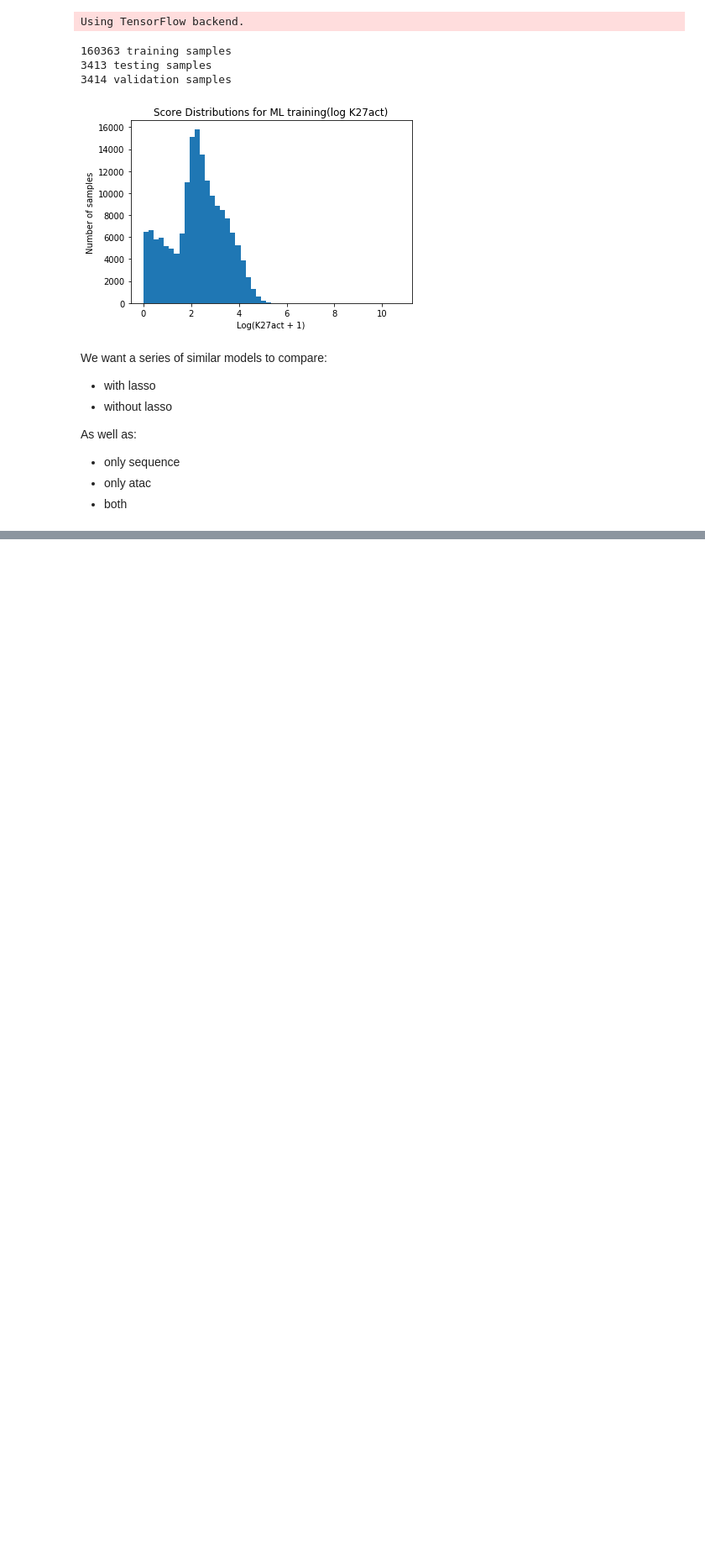
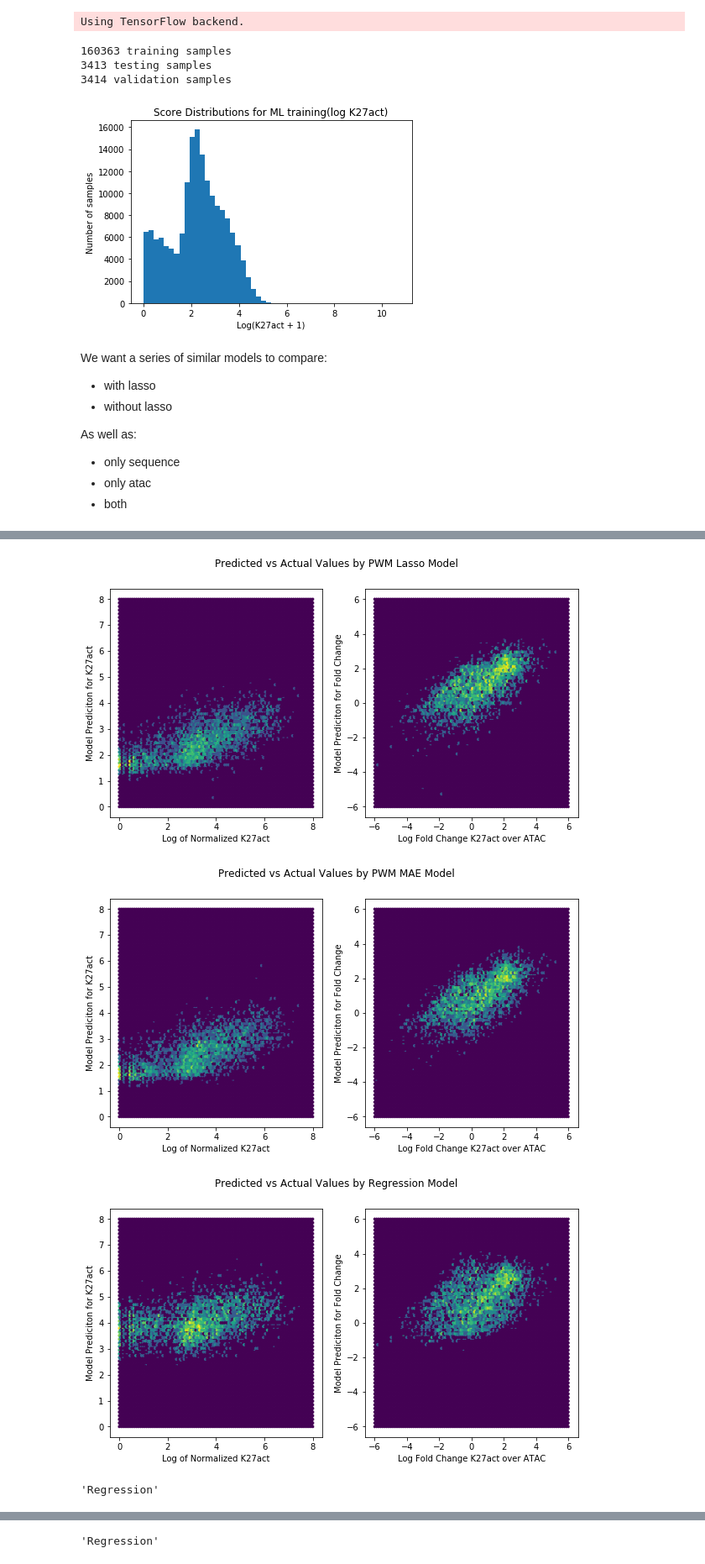
Before and after one commit to kal26/Acessibility_Models, a Jupyter notebook: pwm_models/train_pmw_models.ipynb, the cells around one changed output, grey strips where cells are left out. Shown: that part at 84% size. Cells and saved outputs as stored; diff of their text form; code cells hidden in the pictures; blank space fills up the shorter version.

```diff
--- a/pwm_models/train_pmw_models.ipynb
+++ b/pwm_models/train_pmw_models.ipynb
@@ -220,0 +206,32 @@ LR CHANGE TO 0.0001
+# %%
+from keras.losses import mae
+
+base = {'Regression':pickle.load(open('/home/kal/K27act_models/cg_model/cg_cpg_atac_regression_k27act_norm.pk', 'rb'))}
+# keras models
+custom_dict = {'loss_with_grad':mae, 'grad_penalty':mae}
+folders={'PWM Lasso': '/home/kal/K27act_models/pwm_models/20180801_180337_mae_loss/final_model.h5',
+         'PWM MAE': '/home/kal/K27act_models/pwm_models/20180801_183314_lasso_loss/final_model.h5'}
+mls={}
+savedirs={}
+for key in folders:
+    mls[key] = load_model(folders[key], custom_objects=custom_dict)
+    savedirs[key] = os.path.dirname(folders[key])
+# %%
+# get test set
+peaks_path = '/home/kal/K27act_models/GM_data/k27act_training_regions_cg.bed'
+test_peaks = pd.read_table(peaks_path)
+test_peaks['score'] = np.nan
+
+test_peaks = test_peaks[(test_peaks.chr == 'chr8') & (test_peaks.index%2 == 1)]
+cutoff = len(test_peaks)//32
+test_peaks=test_peaks[:cutoff*32]
+print(len(test_peaks))
+# %%
+import evaluation_tools
+
+d = evaluation_tools.compare_models(test_peaks, kbaselines=base, logkmls=mls, save_dir=savedirs)
+# %% [output]
+[figure, added]
+[figure, added]
+[figure, added]
+'Regression'
@@ -220,0 +239 @@ LR CHANGE TO 0.0001
+'Regression'
```
Also changed, not shown: parts of 4 cells of this notebook, 12 other files.
